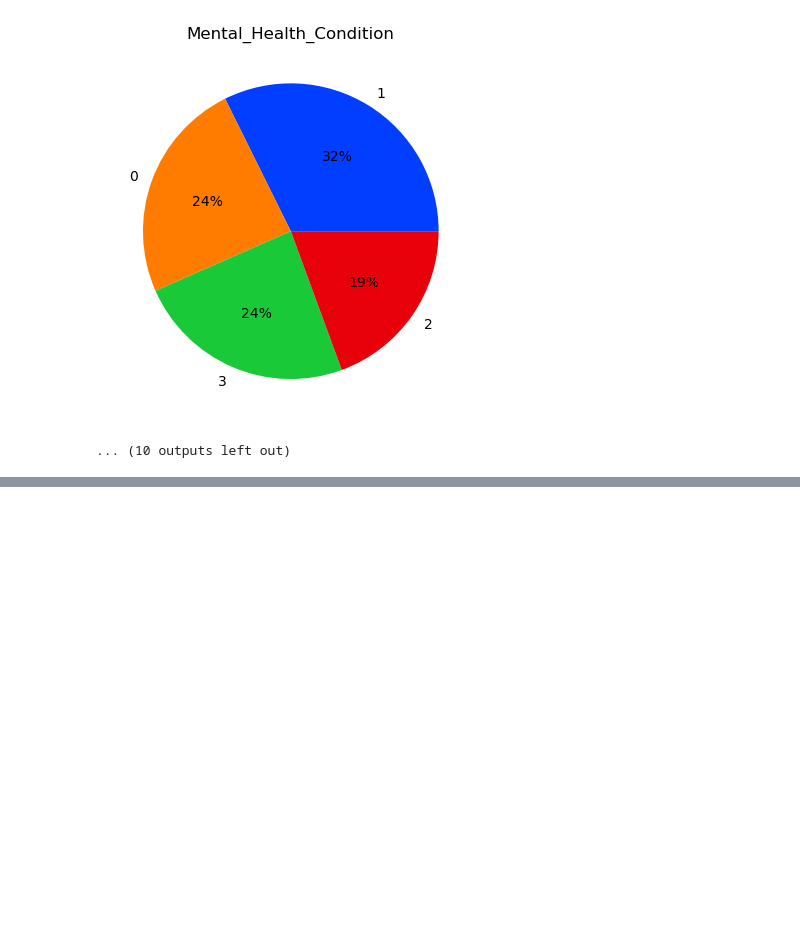
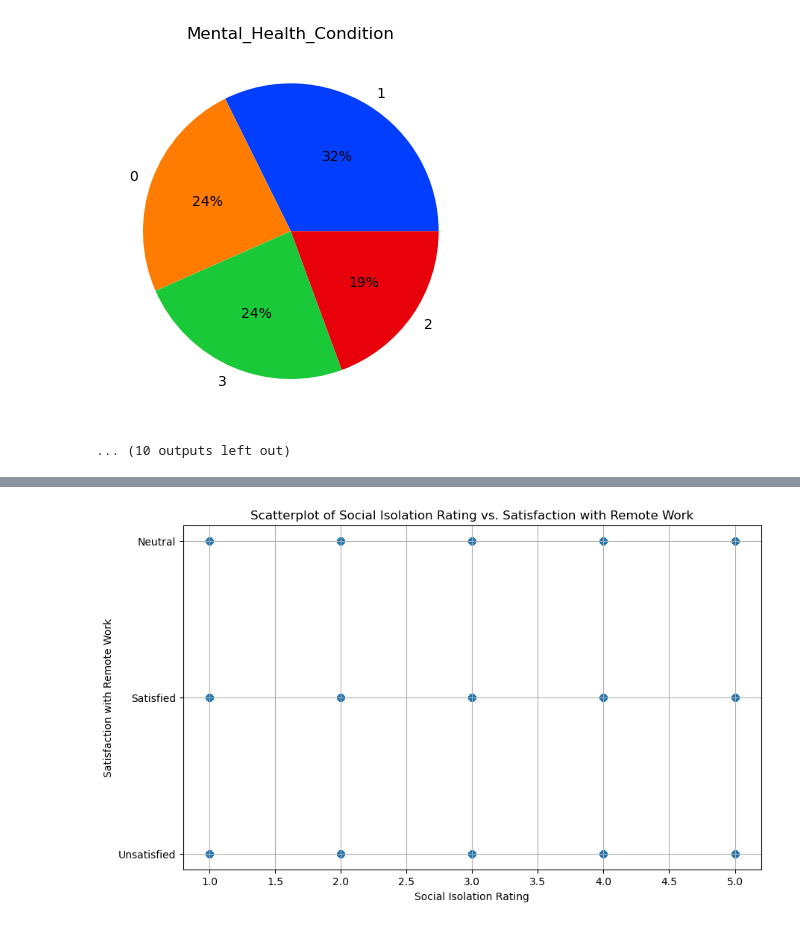
Before and after one commit to johnnyhuyhuynh/MindSpace, a Jupyter notebook: MindSpace-test.ipynb, the cells around one changed output, grey strips where cells are left out. Cells and saved outputs as stored; diff of their text form; code cells hidden in the pictures; blank space fills up the shorter version.

```diff
--- a/MindSpace-test.ipynb
+++ b/MindSpace-test.ipynb
@@ -601,0 +635,14 @@ df
+# %%
+# Filtering out rows with missing values in relevant columns for Social_Isolation_Rating and Satisfaction_with_Remote_Work
+filtered_data = data[['Social_Isolation_Rating', 'Satisfaction_with_Remote_Work']].dropna()
+
+# Plotting the scatterplot for Social_Isolation_Rating vs Satisfaction_with_Remote_Work
+plt.figure(figsize=(10, 6))
+plt.scatter(filtered_data['Social_Isolation_Rating'], filtered_data['Satisfaction_with_Remote_Work'], alpha=0.7)
+plt.title('Scatterplot of Social Isolation Rating vs. Satisfaction with Remote Work')
+plt.xlabel('Social Isolation Rating')
+plt.ylabel('Satisfaction with Remote Work')
+plt.grid(True)
+plt.show()
+# %% [output]
+[figure, added]
```
Also changed, not shown: parts of 8 cells of this notebook.
